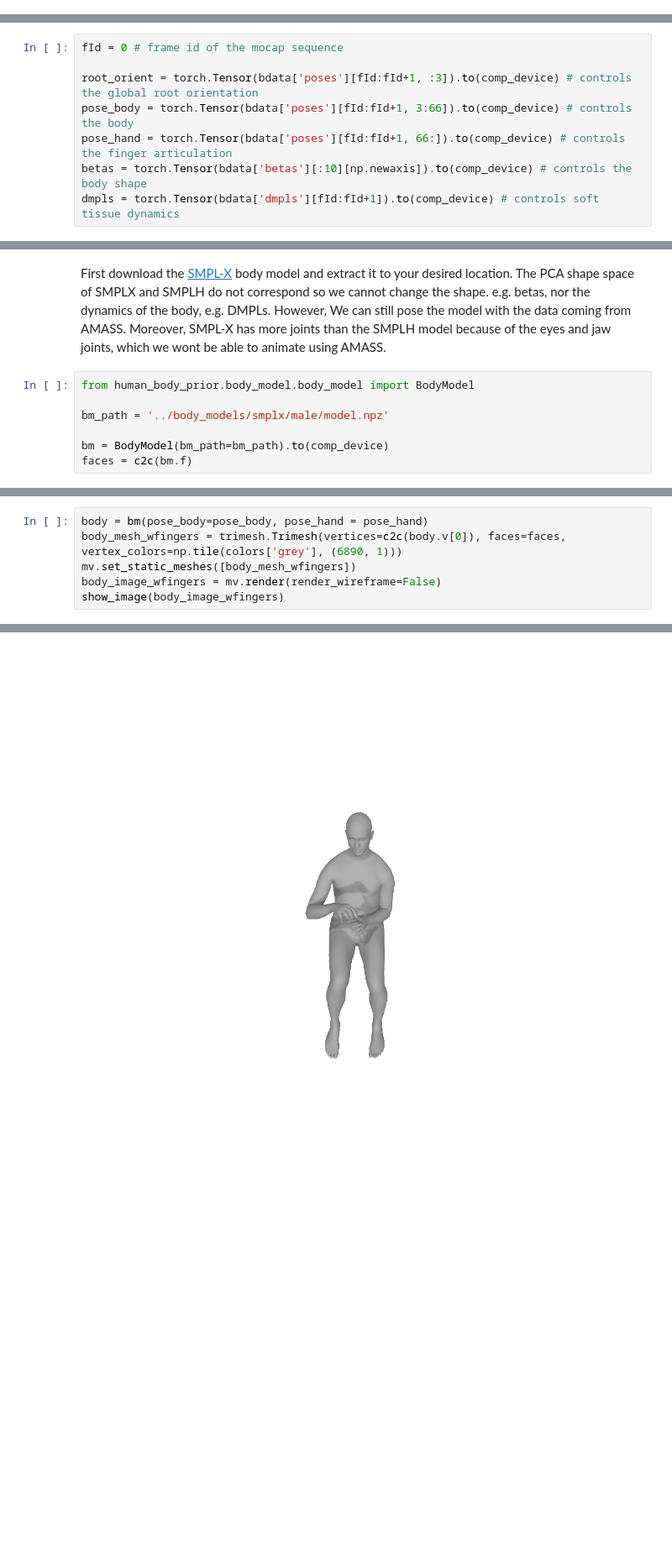
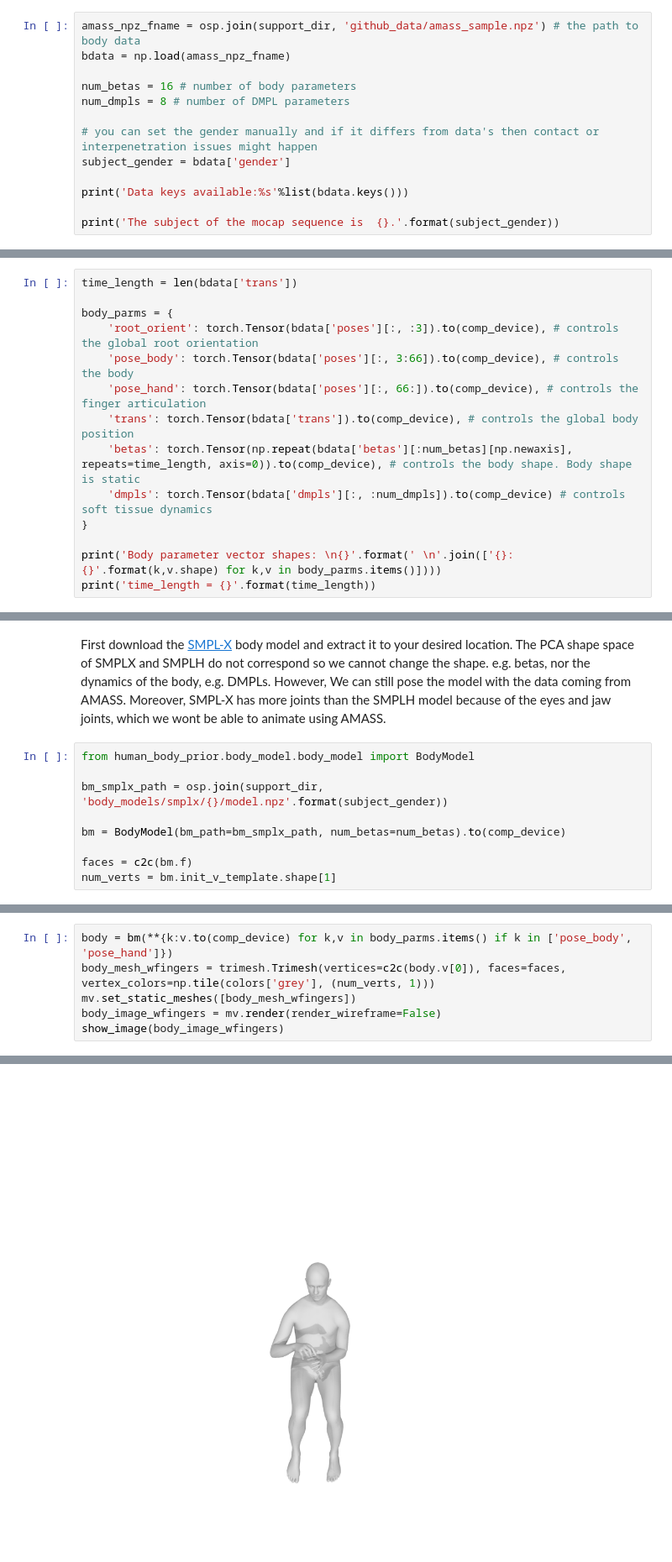
Before and after one commit to nghorbani/amass, a Jupyter notebook: notebooks/03-AMASS_Visualization_Advanced.ipynb, the cells around one changed output, grey strips where cells are left out. Shown: that part at 84% size. Cells and saved outputs as stored; diff of their text form; blank space fills up the shorter version.

```diff
--- a/notebooks/03-AMASS_Visualization_Advanced.ipynb
+++ b/notebooks/03-AMASS_Visualization_Advanced.ipynb
@@ -37,0 +30,13 @@ The subject of the mocap sequence is male.
+# %%
+amass_npz_fname = osp.join(support_dir, 'github_data/amass_sample.npz') # the path to body data
+bdata = np.load(amass_npz_fname)
+
+num_betas = 16 # number of body parameters
+num_dmpls = 8 # number of DMPL parameters
+
+# you can set the gender manually and if it differs from data's then contact or interpenetration issues might happen
+subject_gender = bdata['gender']
+
+print('Data keys available:%s'%list(bdata.keys()))
+
+print('The subject of the mocap sequence is  {}.'.format(subject_gender))
@@ -38,8 +46,14 @@ The subject of the mocap sequence is male.
 # %%
-fId = 0 # frame id of the mocap sequence
+time_length = len(bdata['trans'])
 
-root_orient = torch.Tensor(bdata['poses'][fId:fId+1, :3]).to(comp_device) # controls the global root orientation
-pose_body = torch.Tensor(bdata['poses'][fId:fId+1, 3:66]).to(comp_device) # controls the body
-pose_hand = torch.Tensor(bdata['poses'][fId:fId+1, 66:]).to(comp_device) # controls the finger articulation
-betas = torch.Tensor(bdata['betas'][:10][np.newaxis]).to(comp_device) # controls the body shape
-dmpls = torch.Tensor(bdata['dmpls'][fId:fId+1]).to(comp_device) # controls soft tissue dynamics
+body_parms = {
+    'root_orient': torch.Tensor(bdata['poses'][:, :3]).to(comp_device), # controls the global root orientation
+    'pose_body': torch.Tensor(bdata['poses'][:, 3:66]).to(comp_device), # controls the body
+    'pose_hand': torch.Tensor(bdata['poses'][:, 66:]).to(comp_device), # controls the finger articulation
+    'trans': torch.Tensor(bdata['trans']).to(comp_device), # controls the global body position
+    'betas': torch.Tensor(np.repeat(bdata['betas'][:num_betas][np.newaxis], repeats=time_length, axis=0)).to(comp_device), # controls the body shape. Body shape is static
+    'dmpls': torch.Tensor(bdata['dmpls'][:, :num_dmpls]).to(comp_device) # controls soft tissue dynamics
+}
+
+print('Body parameter vector shapes: \n{}'.format(' \n'.join(['{}: {}'.format(k,v.shape) for k,v in body_parms.items()])))
+print('time_length = {}'.format(time_length))
@@ -62,7 +82,9 @@ Moreover, SMPL-X has more joints than the SMPLH model because of the eyes and ja
 # %%
 from human_body_prior.body_model.body_model import BodyModel
 
-bm_path = '../body_models/smplx/male/model.npz'
+bm_smplx_path = osp.join(support_dir, 'body_models/smplx/{}/model.npz'.format(subject_gender))
 
-bm = BodyModel(bm_path=bm_path).to(comp_device)
+bm = BodyModel(bm_path=bm_smplx_path, num_betas=num_betas).to(comp_device)
+
 faces = c2c(bm.f)
+num_verts = bm.init_v_template.shape[1]
@@ -69,6 +93,6 @@ faces = c2c(bm.f)
 # %%
-body = bm(pose_body=pose_body, pose_hand = pose_hand)
-body_mesh_wfingers = trimesh.Trimesh(vertices=c2c(body.v[0]), faces=faces, vertex_colors=np.tile(colors['grey'], (6890, 1)))
+body = bm(**{k:v.to(comp_device) for k,v in body_parms.items() if k in ['pose_body', 'pose_hand']})
+body_mesh_wfingers = trimesh.Trimesh(vertices=c2c(body.v[0]), faces=faces, vertex_colors=np.tile(colors['grey'], (num_verts, 1)))
 mv.set_static_meshes([body_mesh_wfingers])
 body_image_wfingers = mv.render(render_wireframe=False)
 show_image(body_image_wfingers)
@@ -76,2 +101,2 @@ show_image(body_image_wfingers)
-[figure, old version]
+[figure, new version]
 # %% [markdown]
```
Also changed, not shown: parts of 11 cells of this notebook, 3 other files.
